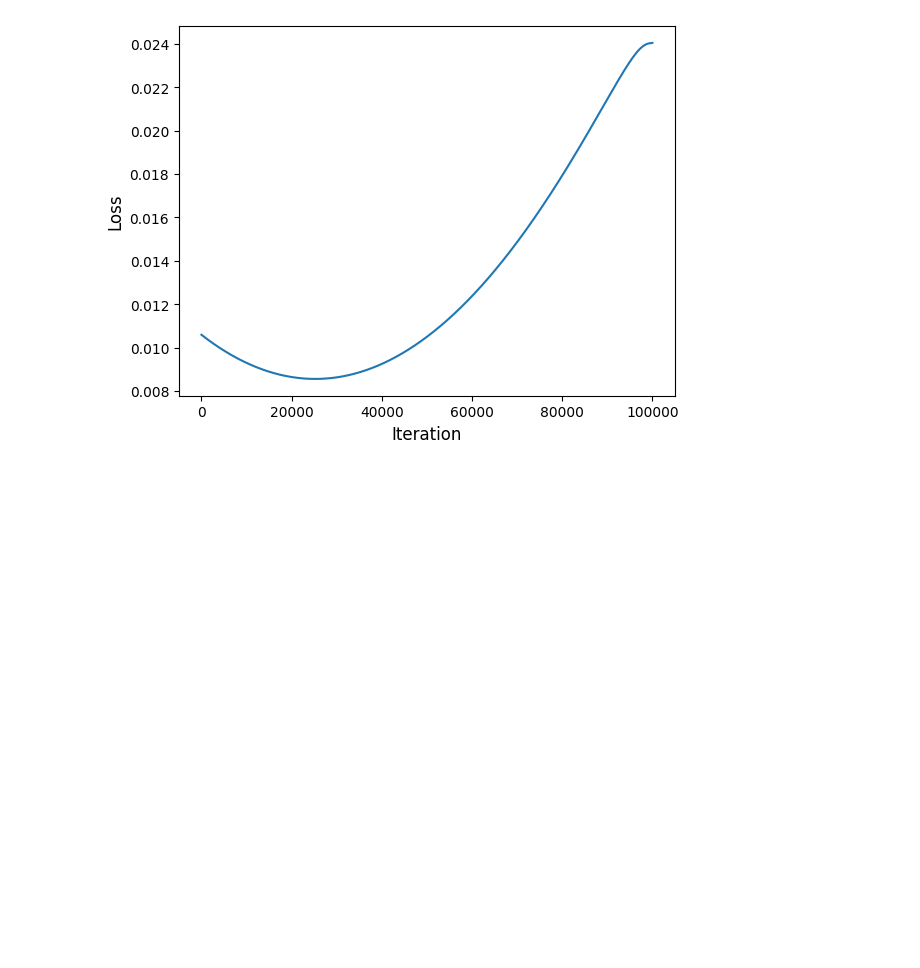
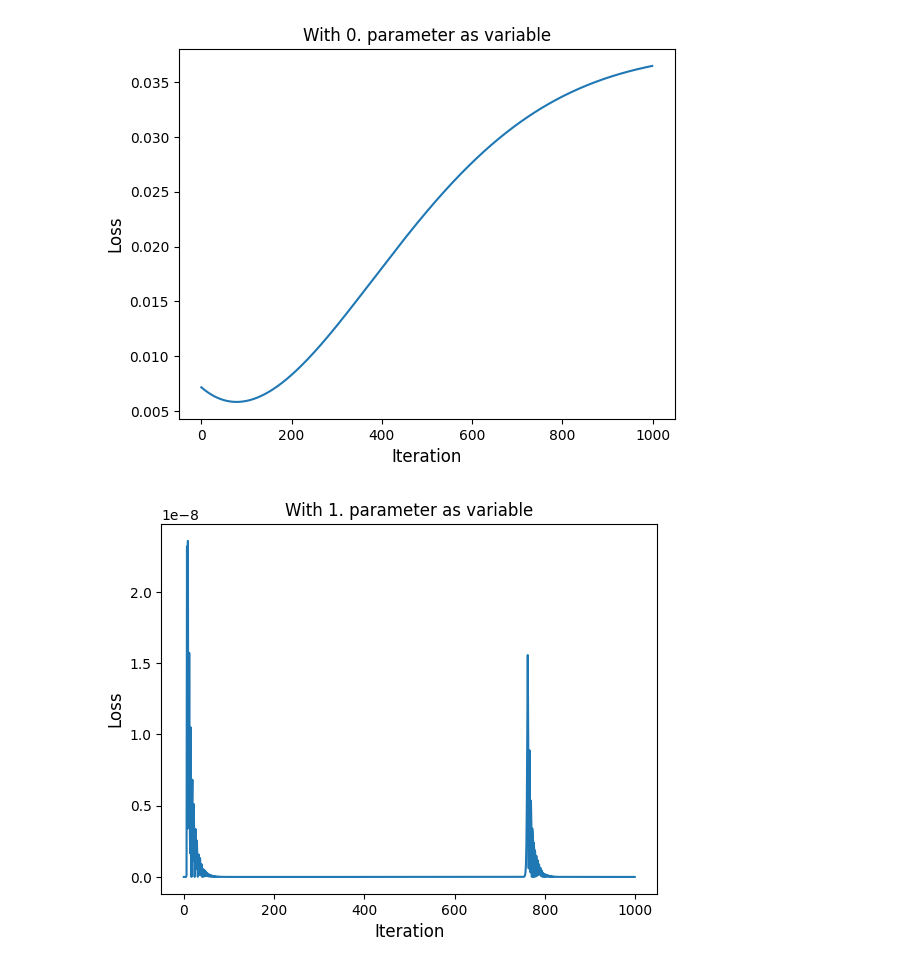
Before and after one commit to joaobrs/Piquasso, a Jupyter notebook: scripts/plot.ipynb, the cells around one changed output. Saved outputs shown, nothing was run; the diff lists cells and outputs as text; code cells hidden in the pictures; blank space fills up the shorter version.

```diff
--- a/scripts/plot.ipynb
+++ b/scripts/plot.ipynb
@@ -3,22 +3,31 @@ import matplotlib.pyplot as plt
 import pandas as pd
 
 
-df = pd.read_csv('losses.csv')
+def plot(filepath: str, name: str, export_name: str):
+    df = pd.read_csv(filepath)
 
-iterations = df['iteration']
-loss = df['loss']
+    iterations = df['iteration']
+    loss = df['loss']
 
-# iterations = [1, 2, 3, 4]
-# loss = [0.4, 0.3, 0.2, 0.1]
+    plt.figure()
+    plt.title(name)
 
-
-# Plot
-fig, ax = plt.subplots()
-
-ax.plot(iterations, loss)
-ax.set_xlabel('Iteration', fontsize=12)
-ax.set_ylabel('Loss', fontsize=12)
-plt.savefig('ns.pdf')
-plt.show()
+    plt.plot(iterations, loss)
+    plt.xlabel('Iteration', fontsize=12)
+    plt.ylabel('Loss', fontsize=12)
+    plt.savefig(export_name)
-# %% [output]
-[figure, removed]
+# %%
+params = [
+    {
+        "filepath": f"./losses{i}.csv",
+        "name": f"With {i}. parameter as variable",
+        "export_name": f"./losses{i}.pdf"
+    }
+    for i in range(9)
+]
+
+for param in params:
+    plot(**param)
+# %% [output]
+[figure, added]
+[figure, added]
```
Also changed, not shown: parts of 2 cells of this notebook, 2 other files.
